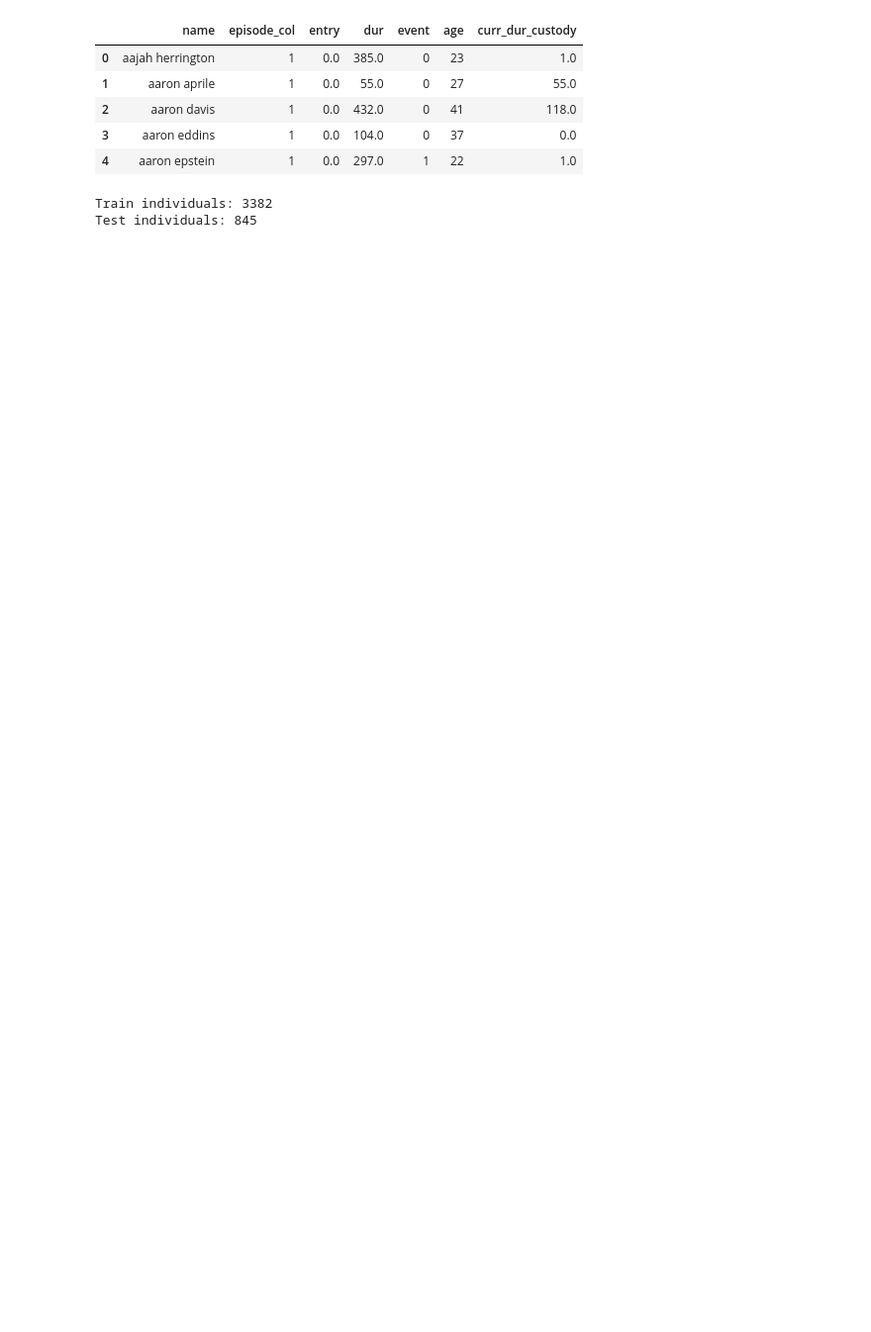
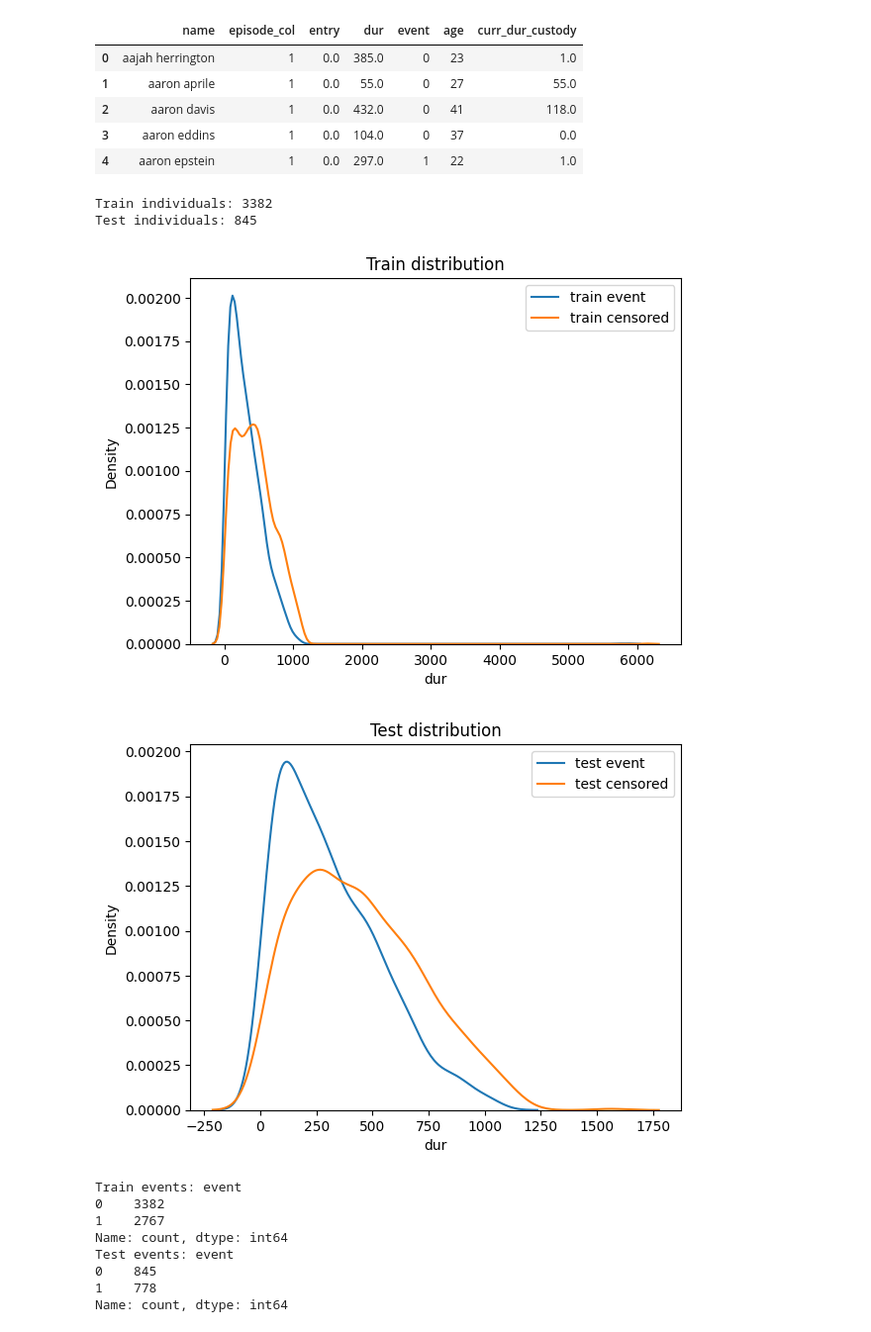
Before and after one commit to DKoleda6/recurrent_event, a Jupyter notebook: main_jupyter.ipynb, the cells around one changed output. Shown at 99% size. Saved outputs shown, nothing was run; the diff lists cells and outputs as text; code cells hidden in the pictures; blank space fills up the shorter version.

```diff
--- a/main_jupyter.ipynb
+++ b/main_jupyter.ipynb
@@ -48,6 +51,34 @@ survival_test = get_y(
     time=test_df["time"],
     competing=False
 )
+# %%
+plt.figure()
+sns.kdeplot(train_df[train_df["event"]==1]["dur"], label="train event")
+sns.kdeplot(train_df[train_df["event"]==0]["dur"], label="train censored")
+plt.legend()
+plt.title("Train distribution")
+plt.show()
+
+plt.figure()
+sns.kdeplot(test_df[test_df["event"]==1]["dur"], label="test event")
+sns.kdeplot(test_df[test_df["event"]==0]["dur"], label="test censored")
+plt.legend()
+plt.title("Test distribution")
+plt.show()
+
+print("Train events:", train_df["event"].value_counts())
+print("Test events:", test_df["event"].value_counts())
+# %% [output]
+[figure, added]
+[figure, added]
+Train events: event
+0    3382
+1    2767
+Name: count, dtype: int64
+Test events: event
+0    845
+1    778
+Name: count, dtype: int64
 # %%
 model = CoxModel(features=["age"])
 model.fit(train_df)
```
Also changed, not shown: parts of 5 cells of this notebook, 3 other files.
